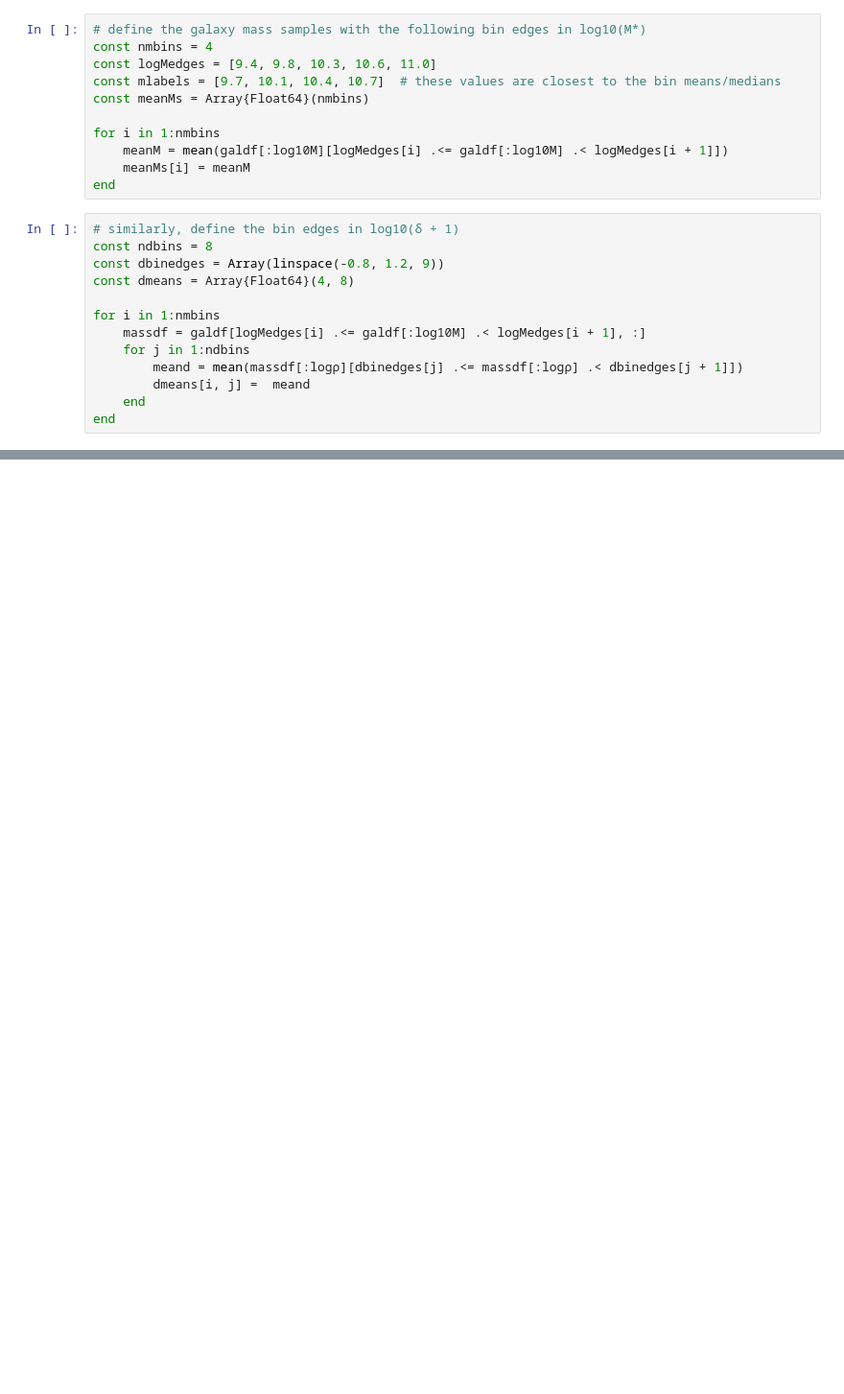
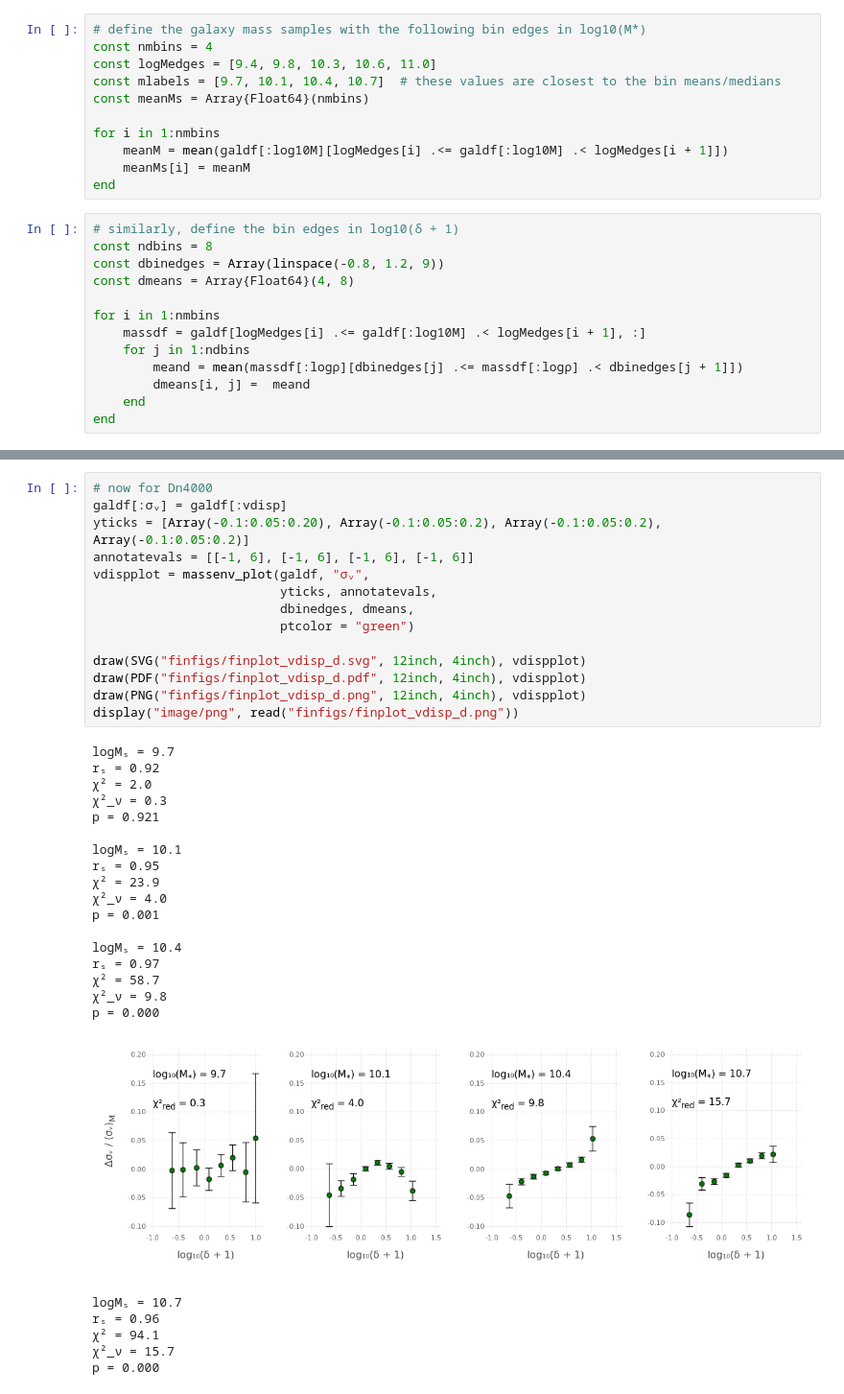
Before and after one commit to kilianbreathnach/cenquenbias, a Jupyter notebook: notebooks/observations.ipynb, the cells around one changed output, grey strips where cells are left out. Shown at 96% size. Saved outputs shown, nothing was run; the diff lists cells and outputs as text; blank space fills up the shorter version.

```diff
--- a/notebooks/observations.ipynb
+++ b/notebooks/observations.ipynb
@@ -64,0 +158,38 @@ sum(ans)
+# %%
+# now for Dn4000
+galdf[:σᵥ] = galdf[:vdisp]
+yticks = [Array(-0.1:0.05:0.20), Array(-0.1:0.05:0.2), Array(-0.1:0.05:0.2), Array(-0.1:0.05:0.2)]
+annotatevals = [[-1, 6], [-1, 6], [-1, 6], [-1, 6]]
+vdispplot = massenv_plot(galdf, "σᵥ",
+                         yticks, annotatevals,
+                         dbinedges, dmeans,
+                         ptcolor = "green")
+
+draw(SVG("finfigs/finplot_vdisp_d.svg", 12inch, 4inch), vdispplot)
+draw(PDF("finfigs/finplot_vdisp_d.pdf", 12inch, 4inch), vdispplot)
+draw(PNG("finfigs/finplot_vdisp_d.png", 12inch, 4inch), vdispplot)
+display("image/png", read("finfigs/finplot_vdisp_d.png"))
+# %% [output]
+logMₛ = 9.7
+rₛ = 0.92
+χ² = 2.0
+χ²_ν = 0.3
+p = 0.921
+
+logMₛ = 10.1
+rₛ = 0.95
+χ² = 23.9
+χ²_ν = 4.0
+p = 0.001
+
+logMₛ = 10.4
+rₛ = 0.97
+χ² = 58.7
+χ²_ν = 9.8
+p = 0.000
+[figure, added]
+logMₛ = 10.7
+rₛ = 0.96
+χ² = 94.1
+χ²_ν = 15.7
+p = 0.000
```
Also changed, not shown: parts of 11 cells of this notebook, 3 other files.
